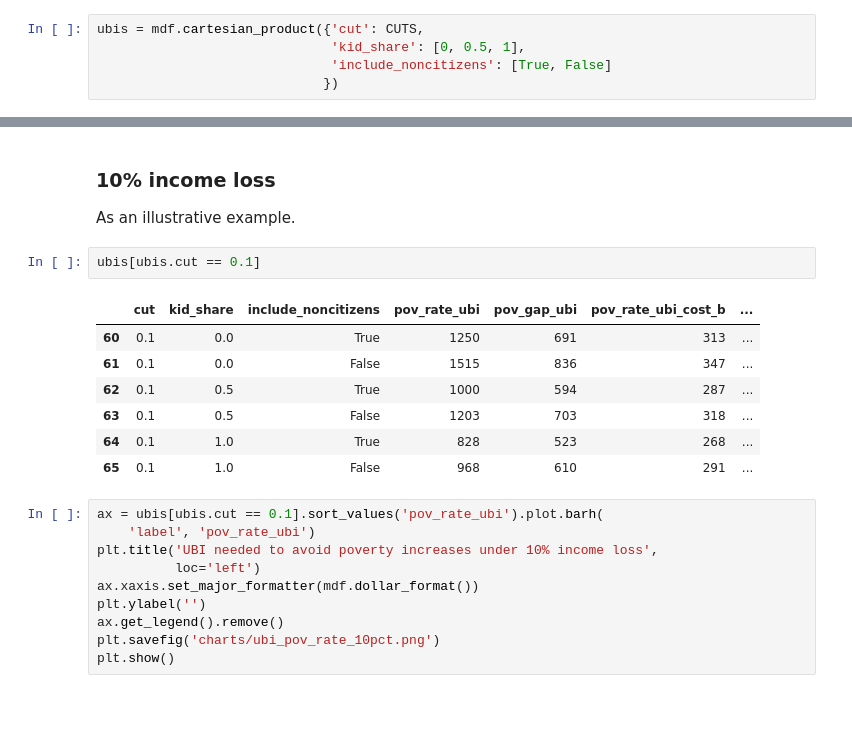
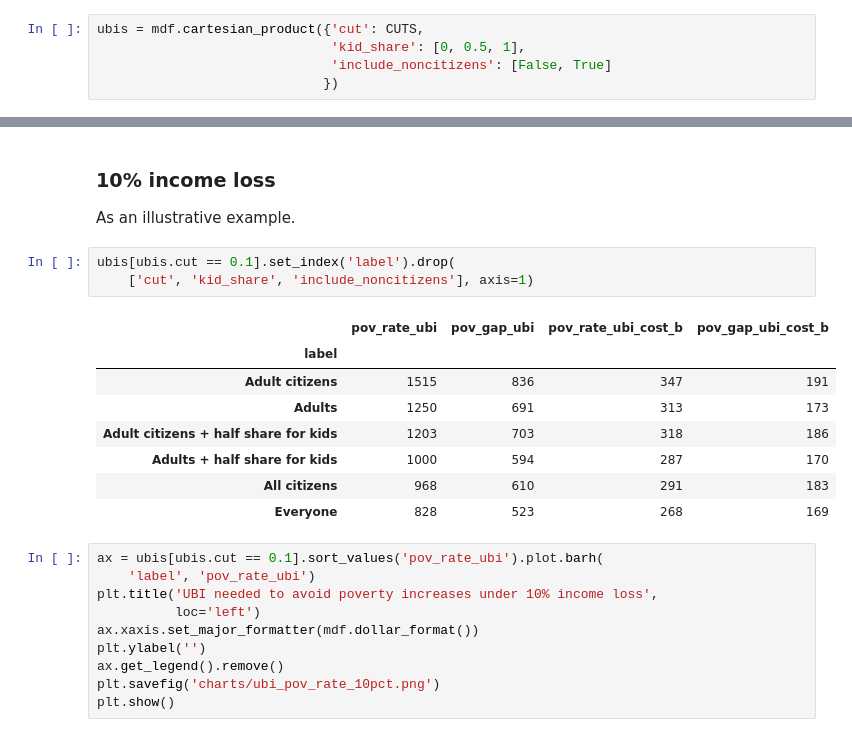
Before and after one commit to UBICenter/ubi-center, a Jupyter notebook: notebooks/covid/covid_ubi.ipynb, the cells around one changed output, grey strips where cells are left out. Cells and saved outputs as stored; diff of their text form; blank space fills up the shorter version.

```diff
--- a/notebooks/covid/covid_ubi.ipynb
+++ b/notebooks/covid/covid_ubi.ipynb
@@ -380,7 +423,7 @@ Create backbone of a data frame to fill in.
 # %%
 ubis = mdf.cartesian_product({'cut': CUTS,
                               'kid_share': [0, 0.5, 1],
-                              'include_noncitizens': [True, False]
+                              'include_noncitizens': [False, True]
                              })
 # %% [markdown]
 Find the UBI that keeps the poverty rate from rising for each scenario.
@@ -429,15 +472,17 @@ ubis['label'] = np.where(ubis.include_noncitizens,
 
 As an illustrative example.
 # %%
-ubis[ubis.cut == 0.1]
+ubis[ubis.cut == 0.1].set_index('label').drop(
+    ['cut', 'kid_share', 'include_noncitizens'], axis=1)
 # %% [output]
-|  | cut | kid_share | include_noncitizens | pov_rate_ubi | pov_gap_ubi | pov_rate_ubi_cost_b | ... |
-| 60 | 0.1 | 0.0 | True | 1250 | 691 | 313 | ... |
-| 61 | 0.1 | 0.0 | False | 1515 | 836 | 347 | ... |
-| 62 | 0.1 | 0.5 | True | 1000 | 594 | 287 | ... |
-| 63 | 0.1 | 0.5 | False | 1203 | 703 | 318 | ... |
-| 64 | 0.1 | 1.0 | True | 828 | 523 | 268 | ... |
-| 65 | 0.1 | 1.0 | False | 968 | 610 | 291 | ... |
+|  | pov_rate_ubi | pov_gap_ubi | pov_rate_ubi_cost_b | pov_gap_ubi_cost_b |
+| label |  |  |  |  |
+| Adult citizens | 1515 | 836 | 347 | 191 |
+| Adults | 1250 | 691 | 313 | 173 |
+| Adult citizens + half share for kids | 1203 | 703 | 318 | 186 |
+| Adults + half share for kids | 1000 | 594 | 287 | 170 |
+| All citizens | 968 | 610 | 291 | 183 |
+| Everyone | 828 | 523 | 268 | 169 |
 # %%
 ax = ubis[ubis.cut == 0.1].sort_values('pov_rate_ubi').plot.barh(
     'label', 'pov_rate_ubi')
```
Also changed, not shown: parts of 8 cells of this notebook, 3 other files.
